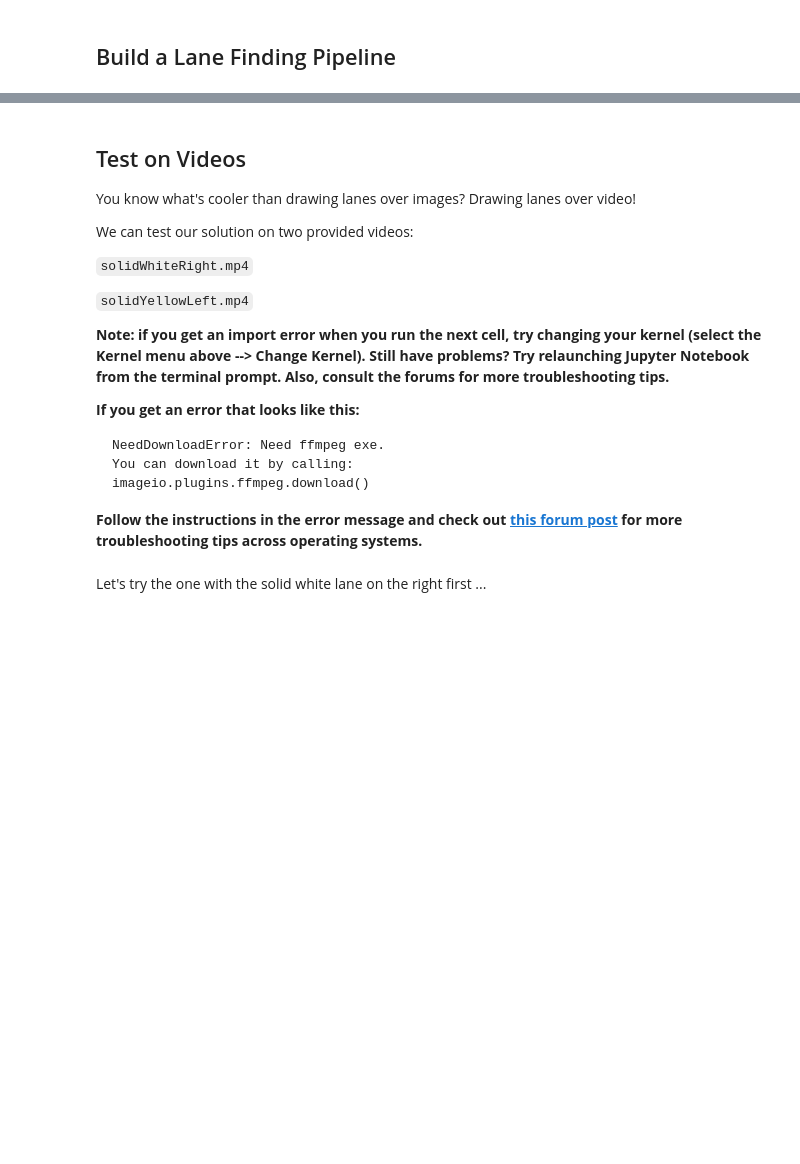
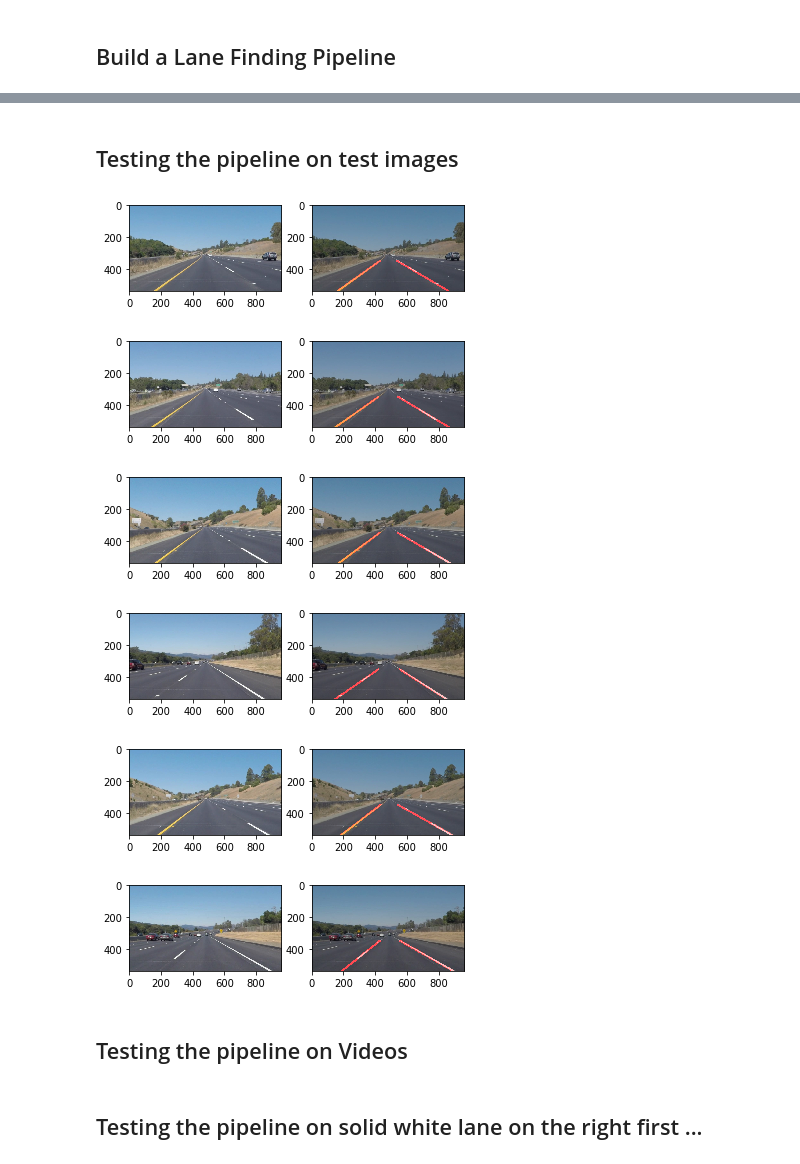
Before and after one commit to himakiran/CarND-LaneLines-P1, a Jupyter notebook: P1.ipynb, the cells around one changed output, grey strips where cells are left out. Cells and saved outputs as stored; diff of their text form; code cells hidden in the pictures; blank space fills up the shorter version.

````diff
--- a/P1.ipynb
+++ b/P1.ipynb
@@ -327,23 +279,37 @@ for each in test_images:
-# %% [markdown]
-## Test on Videos
-
-You know what's cooler than drawing lanes over images? Drawing lanes over video!
-
-We can test our solution on two provided videos:
-
-`solidWhiteRight.mp4`
-
-`solidYellowLeft.mp4`
-
-**Note: if you get an import error when you run the next cell, try changing your kernel (select the Kernel menu above --> Change Kernel). Still have problems? Try relaunching Jupyter Notebook from the terminal prompt. Also, consult the forums for more troubleshooting tips.**
-
-**If you get an error that looks like this:**
-```
-NeedDownloadError: Need ffmpeg exe.
-You can download it by calling:
-imageio.plugins.ffmpeg.download()
-```
-**Follow the instructions in the error message and check out [this forum post](https://discussions.udacity.com/t/project-error-of-test-on-videos/274082) for more troubleshooting tips across operating systems.**
+# %% [markdown]
+## Testing the pipeline on test images
+# %%
+# Implementing a loop to call the pipeline on each image and then save and view the result
+
+for each in test_images:
+    # Read in and show the original image for comparison
+    image = cv2.imread("test_images/"+each)
+
+    # We  get an openCV error sometimes..see stackoverflow below
+    # https://stackoverflow.com/questions/52739143/opencv-error-215assertion-failed-vscncontainsscn-vdcncontainsdcn
+    image = image.astype('uint8')
+
+    # code to show images side by side
+    f, axarr = plt.subplots(1,2)
+
+    #OpenCV works on BGR
+    RGB_img = cv2.cvtColor(image, cv2.COLOR_BGR2RGB)
+    axarr[0].imshow(RGB_img);
+
+    # Save and view the output image
+    result_image = draw_line_on_image(image)
+    RGB_img = cv2.cvtColor(result_image, cv2.COLOR_BGR2RGB)
+    axarr[1].imshow(RGB_img);
+    cv2.imwrite("test_images_output/"+each +"-LD"+".jpg", result_image)
+# %% [output]
+[figure, added]
+[figure, added]
+[figure, added]
+[figure, added]
+[figure, added]
+[figure, added]
+# %% [markdown]
+## Testing the pipeline on Videos
 # %%
 # Import everything needed to edit/save/watch video clips
 from moviepy.editor import VideoFileClip
@@ -364,2 +326,2 @@ def process_image(image):
 # %% [markdown]
-Let's try the one with the solid white lane on the right first ...
+## Testing the pipeline on solid white lane on the right first ...
````
Also changed, not shown: parts of 33 cells of this notebook, 10 other files.
